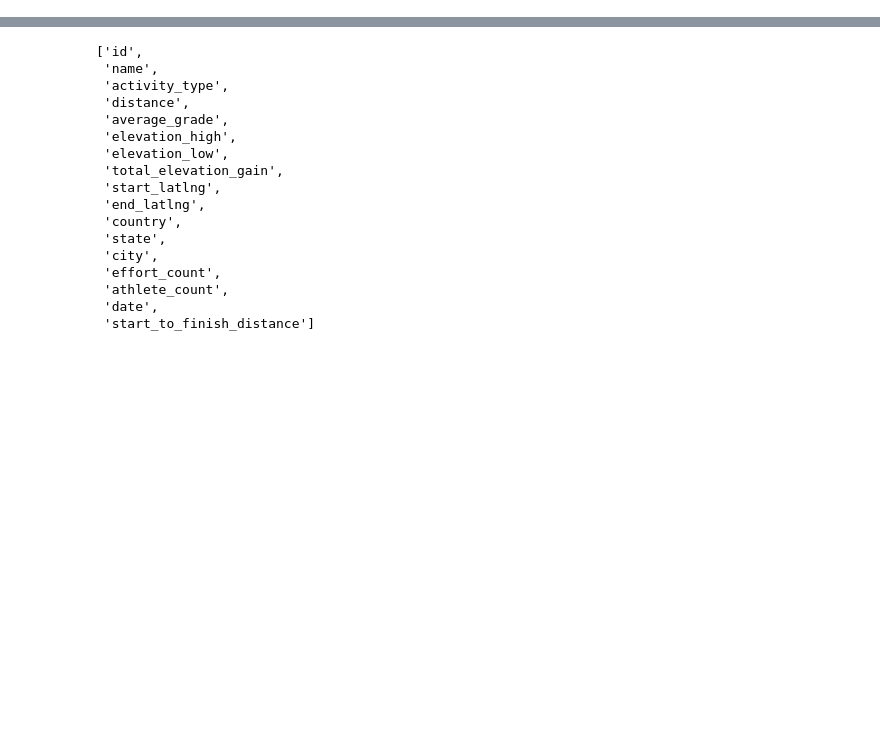
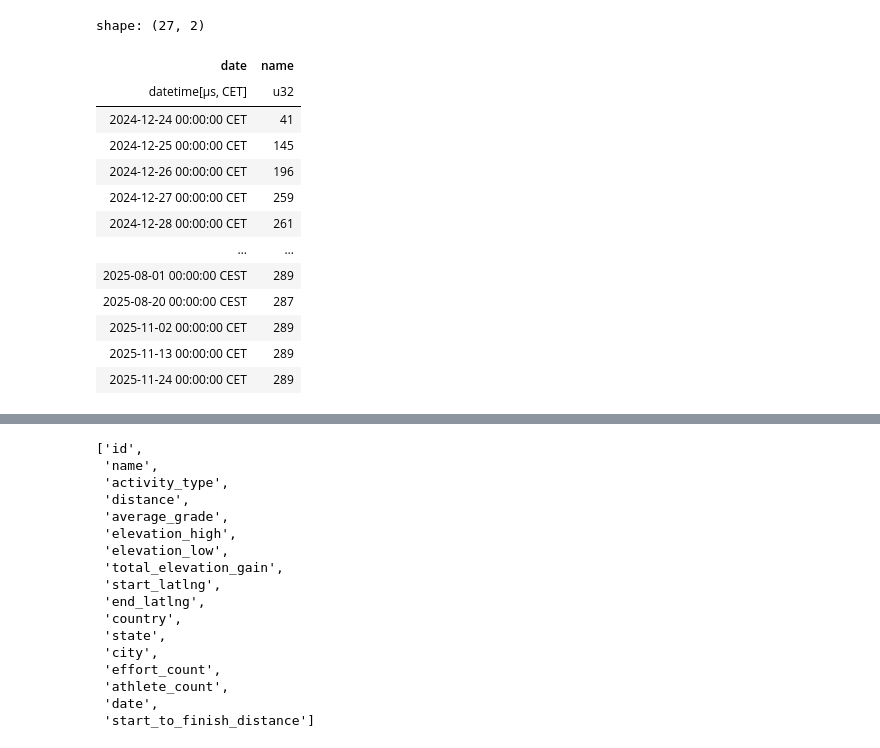
Before and after one commit to DataRozhlas/strava, a Jupyter notebook: 101_segments_trends.ipynb, the cells around one changed output, grey strips where cells are left out. Cells and saved outputs as stored; diff of their text form; code cells hidden in the pictures; blank space fills up the shorter version.

```diff
--- a/101_segments_trends.ipynb
+++ b/101_segments_trends.ipynb
@@ -4,6 +4,23 @@ import polars as pl
 import altair as alt
 # %%
 df = pl.read_parquet(os.path.join("data","segments.parquet")).sort(by="date")
+# %%
+df.group_by_dynamic(index_column="date",every="1d").agg(pl.col("name").unique().len()).sort(by="date")
+# %% [output]
+shape: (27, 2)
+| date | name |
+| datetime[μs, CET] | u32 |
+| 2024-12-24 00:00:00 CET | 41 |
+| 2024-12-25 00:00:00 CET | 145 |
+| 2024-12-26 00:00:00 CET | 196 |
+| 2024-12-27 00:00:00 CET | 259 |
+| 2024-12-28 00:00:00 CET | 261 |
+| … | … |
+| 2025-08-01 00:00:00 CEST | 289 |
+| 2025-08-20 00:00:00 CEST | 287 |
+| 2025-11-02 00:00:00 CET | 289 |
+| 2025-11-13 00:00:00 CET | 289 |
+| 2025-11-24 00:00:00 CET | 289 |
 # %%
 df.filter(pl.col("name") == "Risova studanka - od zavory")
 # %% [output]
```
Also changed, not shown: parts of 33 cells of this notebook, 5 other files.
